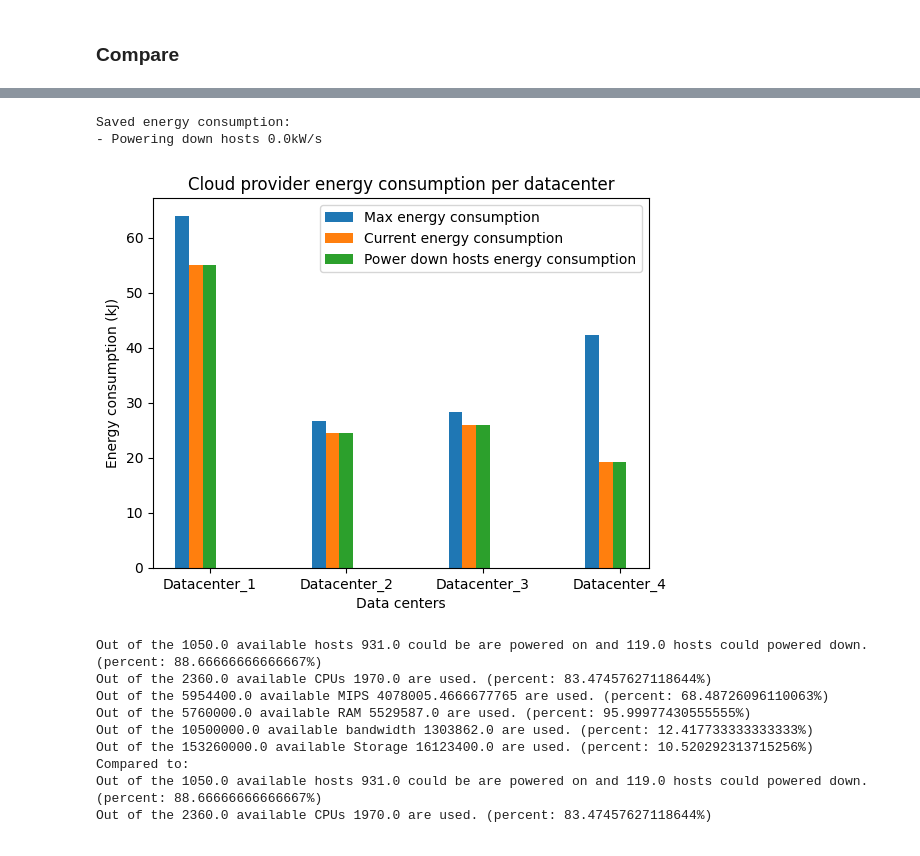
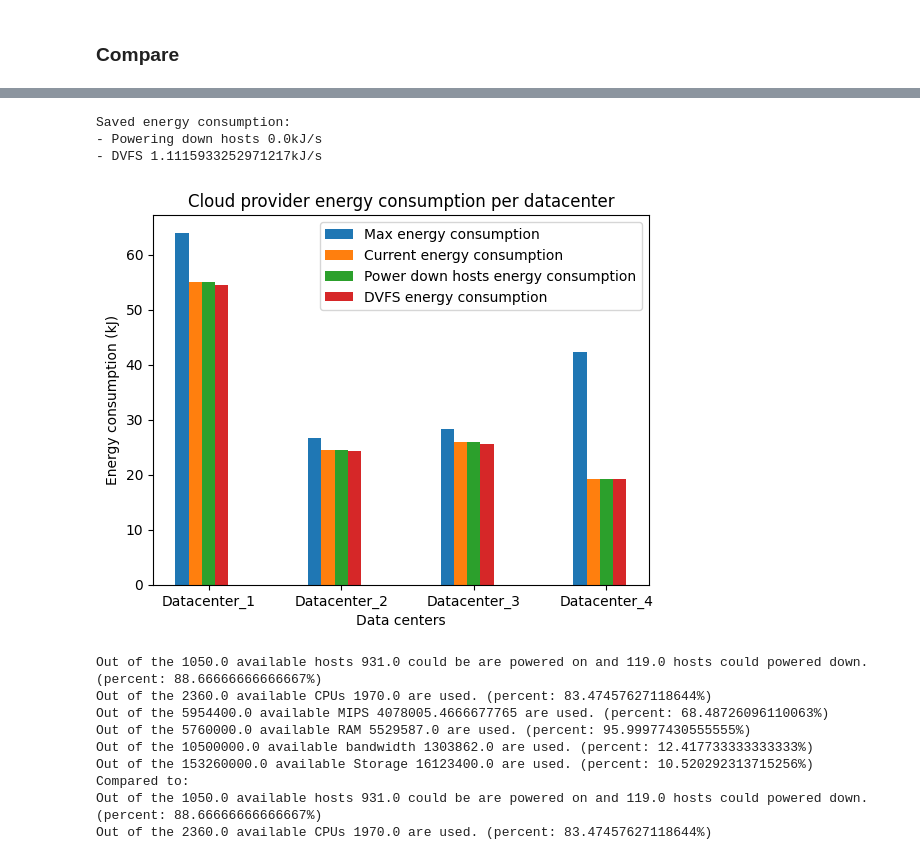
Before and after one commit to KhalidAFarah/cloud-energy-efficiency, a Jupyter notebook: evaluation/resources_utilization.ipynb, the cells around one changed output, grey strips where cells are left out. Saved outputs shown, nothing was run; the diff lists cells and outputs as text; code cells hidden in the pictures.

```diff
--- a/evaluation/resources_utilization.ipynb
+++ b/evaluation/resources_utilization.ipynb
@@ -91,7 +91,7 @@ The cloud providers current computing infrastructure at max can consume 161.32 k
 labels= np.unique(dataset['datacenter_name'])
 power = 0
 power_per_host = np.array([])
-power_per_datacenter = np.array([])
+datacenter_current_power = np.array([])
 
 datacenter_current_hosts_powered_on = np.array([])
 datacenter_current_hosts_powered_off = np.array([])
@@ -103,7 +103,7 @@ datacenter_current_available_bw = np.array([])
 datacenter_current_available_storage = np.array([])
 
 for i in range(len(labels)):
-    # power_per_datacenter = 0
+    # datacenter_current_power = 0
     power_per_host_per_datacenter = np.array([])
     hosts_power_on = 0
     hosts_power_off = 0
@@ -123,7 +123,7 @@ for i in range(len(labels)):
             hosts_power_off += 1
         elif utilization % 0.1 == 0:
             host_power = power_model[utilization * 10]
-            # power_per_datacenter += host_power
+            # datacenter_current_power += host_power
             power_per_host = np.append(power_per_host, host_power)
             power_per_host_per_datacenter = np.append(power_per_host_per_datacenter, host_power)
             hosts_power_on += 1
@@ -142,7 +142,7 @@ for i in range(len(labels)):
             diff = (power_ceil - power_floor) / 10
             host_power = power_floor + diff * (utilization - utilization_floor / 10) * 100
 
-            # power_per_datacenter += host_power
+            # datacenter_current_power += host_power
             power_per_host = np.append(power_per_host, host_power)
             power_per_host_per_datacenter = np.append(power_per_host_per_datacenter, host_power)
             hosts_power_on += 1
@@ -153,7 +153,7 @@ for i in range(len(labels)):
             bw += sample['available_bw']
             storage += sample['available_storage']
 
-    power_per_datacenter = np.append(power_per_datacenter, np.sum(power_per_host_per_datacenter))
+    datacenter_current_power = np.append(datacenter_current_power, np.sum(power_per_host_per_datacenter))
     power += np.sum(power_per_host_per_datacenter)
 
     datacenter_current_hosts_powered_on = np.append(datacenter_current_hosts_powered_on, hosts_power_on)
@@ -165,14 +165,14 @@ for i in range(len(labels)):
     datacenter_current_available_bw = np.append(datacenter_current_available_bw, bw)
     datacenter_current_available_storage = np.append(datacenter_current_available_storage, storage)
 
-    print(f"The datacenter '{labels[i]}' current computing infrastructure is consuming {(power_per_datacenter * 1)/1000} kilo watts per hour")
+    print(f"The datacenter '{labels[i]}' current computing infrastructure is consuming {(np.sum(power_per_host_per_datacenter) * 1)/1000} kilo joules per second")
     plt.plot(np.arange(0, len(power_per_host_per_datacenter)), (power_per_host_per_datacenter*1))
 
     plt.ylim((0, max(power_per_host_per_datacenter)+10))
     plt.xlabel("Hosts")
-    plt.ylabel("Energy consumption (Wh)")
-    plt.title(f"Energy consumption (Wh) per host at {labels[i]}")
+    plt.ylabel("Energy consumption (kJ/s)")
+    plt.title(f"Energy consumption (kJ/s) per host at {labels[i]}")
     plt.show()
 
-print(f"The cloud providers current computing infrastructure at max can consume {(power * 1)/1000} kilo watts per hour")
+print(f"The cloud providers current computing infrastructure at max can consume {(np.sum(datacenter_current_power) * 1)/1000} kilo joules per second")
 # %% [output]
@@ -377,27 +531,29 @@ plt.show()
 # %%
 labels = np.unique(dataset['datacenter_name'])
 print(f"Saved energy consumption:")
-print(f"- Powering down hosts {(np.sum(power_per_datacenter)/1000) - (np.sum(min_host_power_per_datacenter)/1000)}kW/s")
-# print(f"- DVFS {np.sum(power_per_host)/1000 - np.sum(min_host_power_per_host)/1000}kW/s")
+print(f"- Powering down hosts {((np.sum(datacenter_current_power) * 1)/1000) - ((np.sum(min_host_power_per_datacenter) * 1)/1000)}kJ/s")
+print(f"- DVFS {(np.sum(datacenter_current_power) * 1)/1000 - (np.sum(datacenter_dvfs_hosts_power) * 1)/1000}kJ/s")
 # print(f"- powering down host and DVFS {np.sum(power_per_host)/1000 - np.sum(min_host_power_per_host)/1000}kW/s")
 
 x = np.arange(len(labels))
+
 bar_width = 0.1
-plt.bar(x - 0.2, (max_power_per_datacenter / 1000) * 1, width=bar_width, label="Max energy consumption")
-plt.bar(x - 0.1, (power_per_datacenter / 1000) * 1, width=bar_width, label="Current energy consumption")
-plt.bar(x, (min_host_power_per_datacenter / 1000) * 1, width=bar_width, label="Power down hosts energy consumption")
-# plt.bar(x + 0.1, (min_host_power_per_host / 1000) * 1, width=bar_width, label="DVFS energy consumption")
+plt.bar(x - 0.2, (max_power_per_datacenter * 1) / 1000, width=bar_width, label="Max energy consumption")
+plt.bar(x - 0.1, (datacenter_current_power * 1) / 1000, width=bar_width, label="Current energy consumption")
+plt.bar(x, (min_host_power_per_datacenter * 1) / 1000, width=bar_width, label="Power down hosts energy consumption")
+plt.bar(x + 0.1, (datacenter_dvfs_hosts_power * 1) / 1000, width=bar_width, label="DVFS energy consumption")
 # plt.bar(x + 0.2, (min_host_power_per_host / 1000) * 1, width=bar_width, label="Power down hosts and DVFS energy consumption")
 plt.xticks(np.arange(len(x)), labels)
 plt.xlabel("Data centers")
 plt.ylabel("Energy consumption (kJ)")
 plt.title(f"Cloud provider energy consumption per datacenter")
 plt.legend()
 plt.show()
 # %% [output]
 Saved energy consumption:
-- Powering down hosts 0.0kW/s
+- Powering down hosts 0.0kJ/s
+- DVFS 1.1115933252971217kJ/s
-[figure, old version]
+[figure, new version]
 # %%
 print(f"Out of the {np.sum(datacenter_hosts)} available hosts {np.sum(datacenter_hosts_powered_on)} could be are powered on and {np.sum(datacenter_hosts_powered_off)} hosts could powered down. (percent: {(np.sum(datacenter_hosts_powered_on)/np.sum(datacenter_hosts))*100}%)")
 print(f"Out of the {np.sum(datacenter_total_pes)} available CPUs {np.sum(datacenter_used_power_down_hosts_pes)} are used. (percent: {((np.sum(datacenter_used_power_down_hosts_pes))/np.sum(datacenter_total_pes))*100}%)")
```
Also changed, not shown: parts of 7 cells of this notebook, 8 other files.
